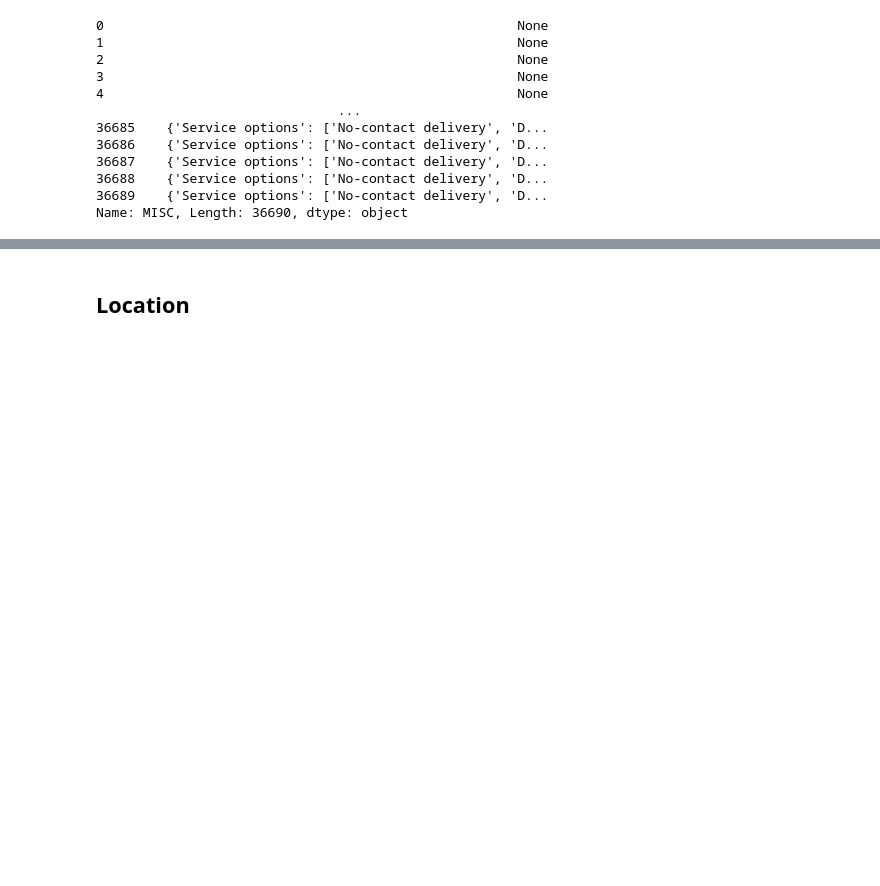
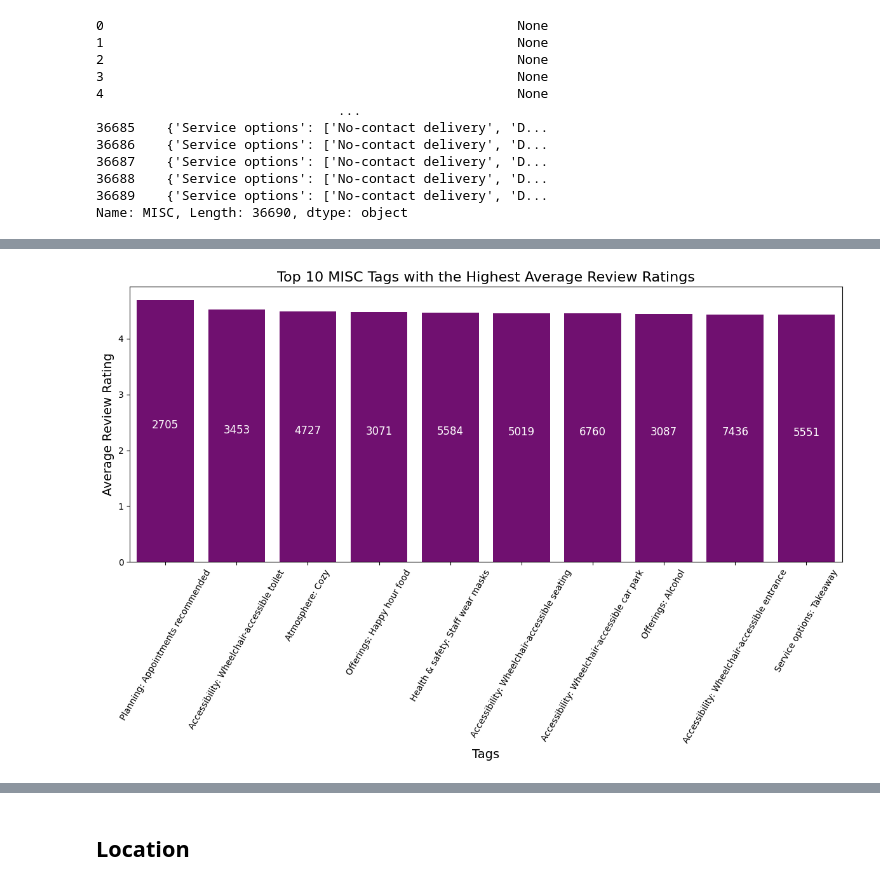
Before and after one commit to felix553/FIT5198-Assignment-1-, a Jupyter notebook: notebook_templates/task3_xxxxxxx.ipynb, the cells around one changed output, grey strips where cells are left out. Saved outputs shown, nothing was run; the diff lists cells and outputs as text; code cells hidden in the pictures; blank space fills up the shorter version.

Commit message:
Added Comments for MISC and Location

```diff
--- a/notebook_templates/task3_xxxxxxx.ipynb
+++ b/notebook_templates/task3_xxxxxxx.ipynb
@@ -481,18 +488,23 @@ merged_df['transformed_MISC'] = merged_df['MISC'].apply(parse_misc_data)
 # %%
-def flatten_misc(misc_dict):
+# Function to extract MISC tags and encode them into new boolean attributes
+def extract_misc(misc_dict):
     flattened = {}
     for key, values in misc_dict.items():
         for value in values:
-            flattened[f'{key}_{value}'] = 1
+            flattened[f'{key}: {value}'] = 1
     return flattened
 
-misc_expanded = merged_df['transformed_MISC'].apply(lambda x: pd.Series(flatten_misc(x)))
+# Generate new dataframe with MISC tag encodings
+misc_encodings = merged_df['transformed_MISC'].apply(lambda x: pd.Series(extract_misc(x)))
 
-# Fill NaN values with 0s for binary encoding
-misc_expanded = misc_expanded.fillna(0)
+# Fill NaN values with 0
+misc_encodings = misc_encodings.fillna(0)
+
+print(misc_encodings)
 
 # Combine with original DataFrame
-merged_df_combined = pd.concat([merged_df.drop(columns='transformed_MISC'), misc_expanded], axis=1)
+merged_df_combined = pd.concat([merged_df, misc_encodings], axis=1)
+merged_df_combined = merged_df_combined.drop(columns='transformed_MISC')
 
 merged_df_combined.head()
 # %% [output]
@@ -563,0 +565,40 @@ plt.show()
+# %%
+# Filter tags that have at least appeared a significant amount of times
+median = tag_ratings['reviews'].median()
+tag_ratings = tag_ratings[tag_ratings['reviews'] > median]
+# Sort on rating
+tag_ratings = tag_ratings.sort_values(by='average_rating', ascending=False)
+
+# filter top 10 tags
+top_10 = tag_ratings.head(10)
+
+# Set the plot size
+plt.figure(figsize=(12, 8))
+
+# Bar Chart
+ax = sns.barplot(data=top_10, x='tag', y='average_rating', color='purple')
+plt.title('Top 10 MISC Tags with the Highest Average Review Ratings', fontsize=16)
+plt.xlabel('Tags', fontsize=14)
+plt.xticks(rotation=60, fontsize=10)
+plt.ylabel('Average Review Rating', fontsize=14)
+plt.yticks(fontsize=10)
+# Add labels on bars
+for i, bar in enumerate(ax.patches):
+    x_pos = bar.get_x() + bar.get_width() / 2
+    y_pos = bar.get_height()/2
+    reviews = top_10.iloc[i]['reviews']
+
+    ax.text(
+        x_pos,
+        y_pos,
+        f'{int(reviews)}',
+        ha='center',
+        va='bottom',
+        fontsize=12,
+        color='white'
+    )
+
+plt.tight_layout()
+plt.show()
+# %% [output]
+[figure, added]
```
Also changed, not shown: parts of 22 cells of this notebook.
